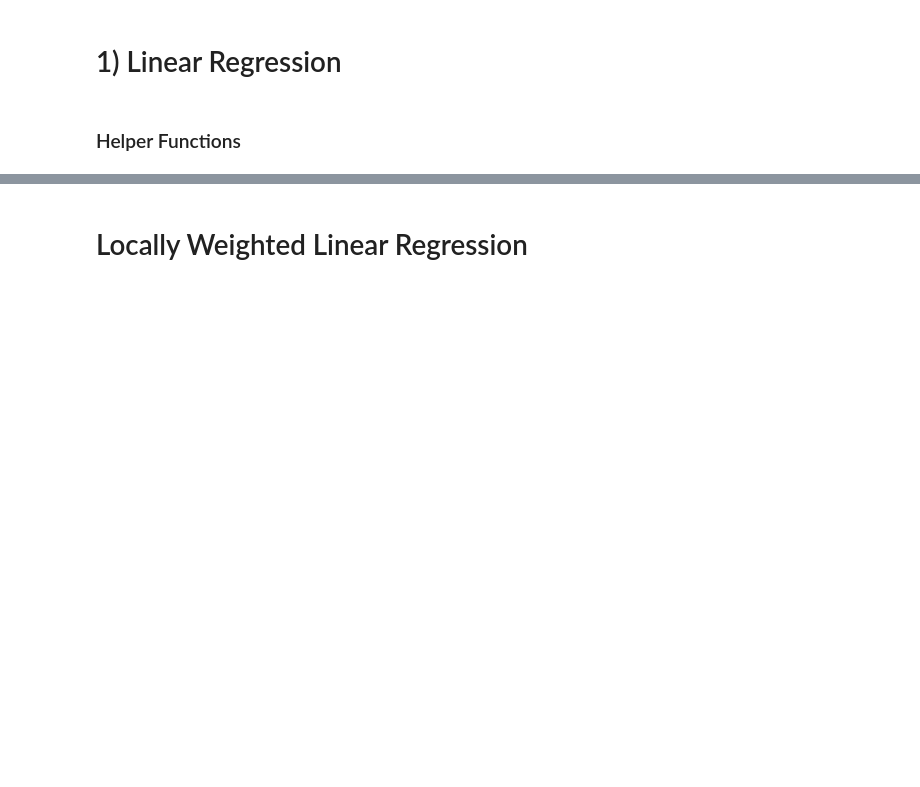
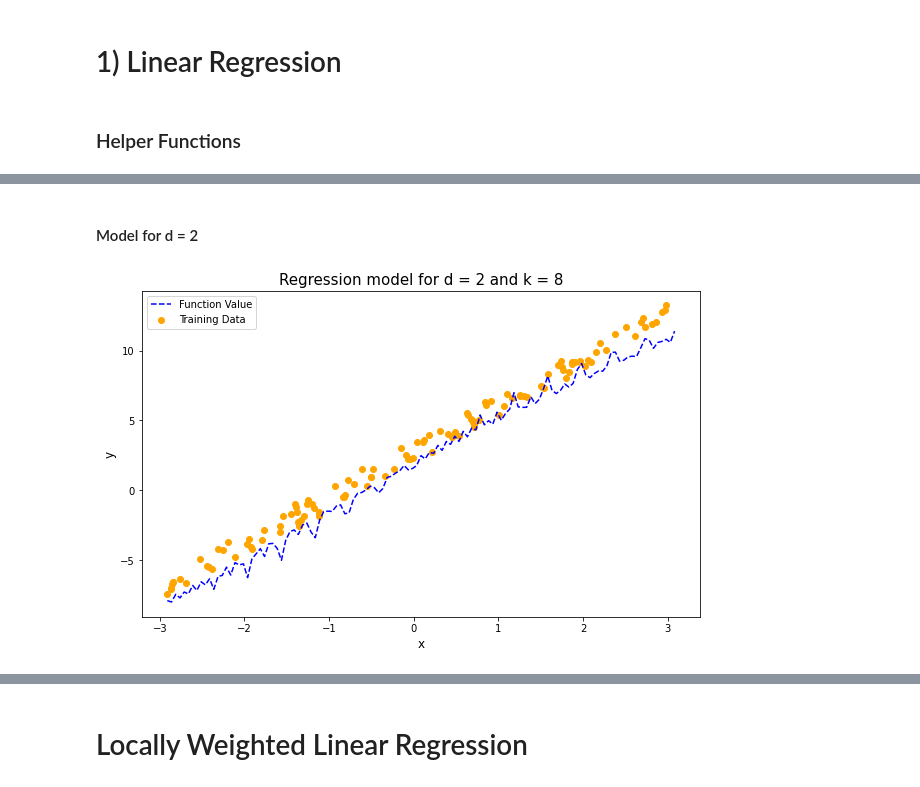
Before and after one commit to Shiska07/Spring_23_Projects, a Jupyter notebook: Machine_Learning/P1/ML_Project_01.ipynb, the cells around one changed output, grey strips where cells are left out. Cells and saved outputs as stored; diff of their text form; code cells hidden in the pictures; blank space fills up the shorter version.

```diff
--- a/Machine_Learning/P1/ML_Project_01.ipynb
+++ b/Machine_Learning/P1/ML_Project_01.ipynb
@@ -187,0 +285,6 @@ def get_prediction(X_test, Y_test, param_vec, k, d):
+# %% [markdown]
+#### Model for d = 2
+# %%
+plot_function(model_params_list[2], X_train, Y_train, 8, 2, n_samples)
+# %% [output]
+[figure, added]
```
Also changed, not shown: parts of 55 cells of this notebook, 9 other files.
